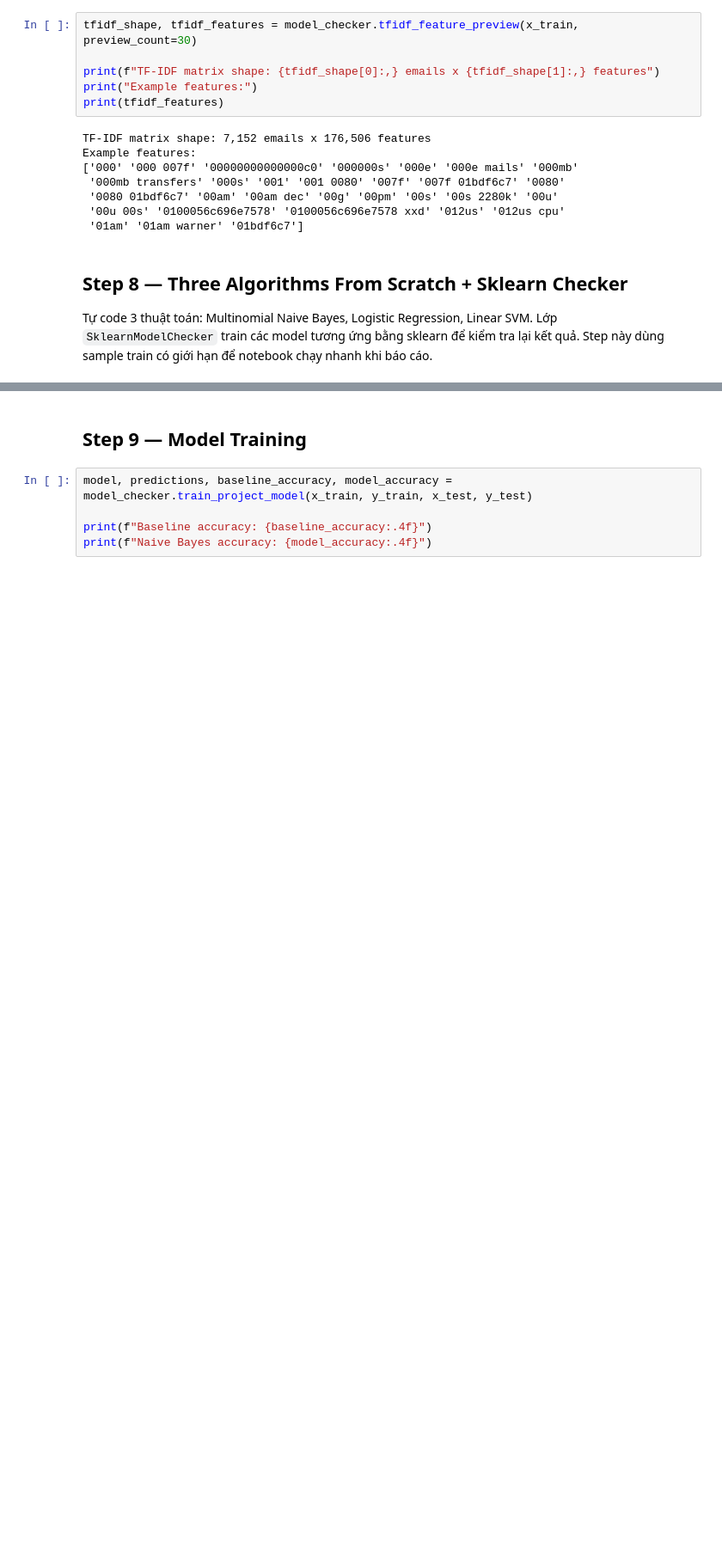
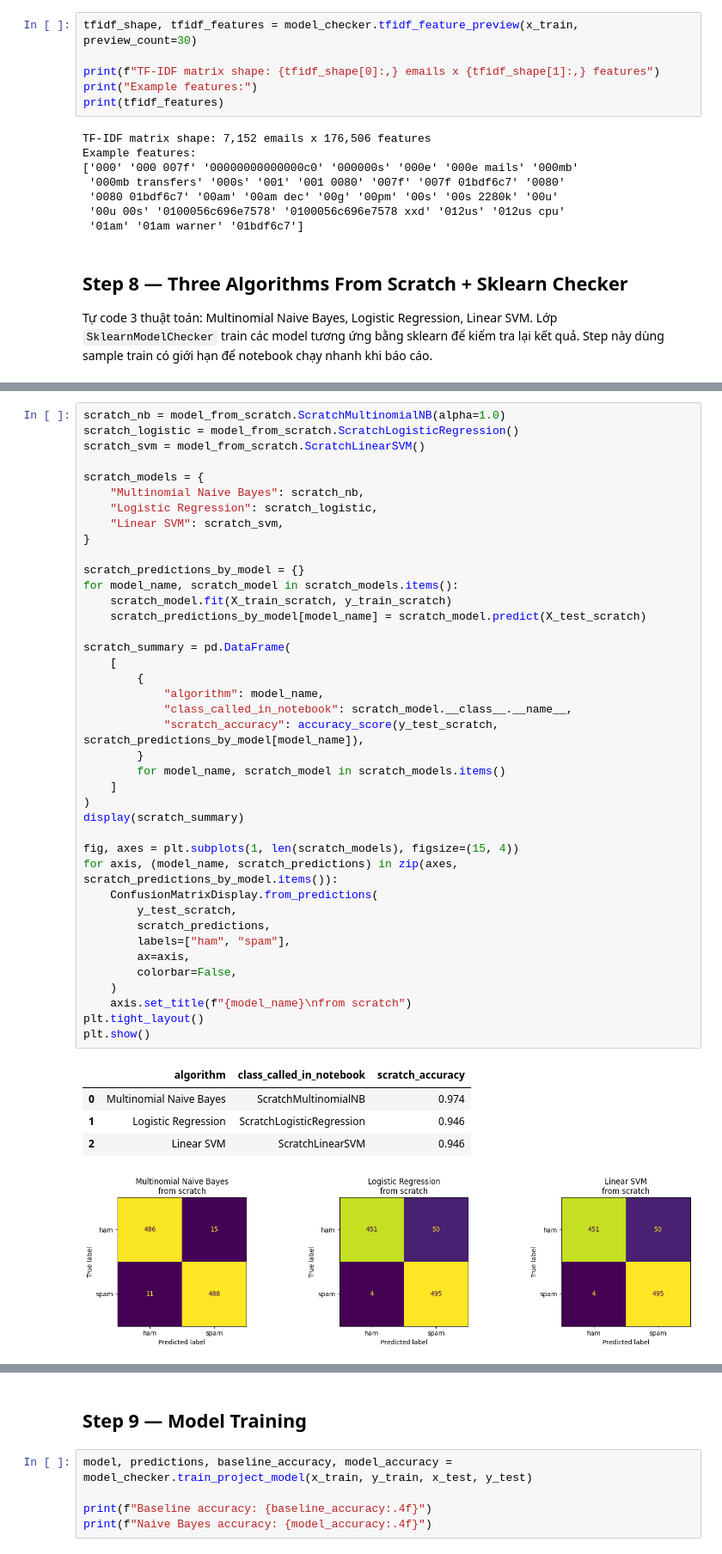
Before and after one commit to QuangManhAI/lab01-machine-learning, a Jupyter notebook: notebooks/lab01.ipynb, the cells around one changed output, grey strips where cells are left out. Shown at 86% size. Drawn from its saved outputs; the diff is of its cells as text; blank space fills up the shorter version.

```diff
--- a/notebooks/lab01.ipynb
+++ b/notebooks/lab01.ipynb
@@ -366,0 +343,46 @@ display(pd.DataFrame(model_rows))
+# %%
+scratch_nb = model_from_scratch.ScratchMultinomialNB(alpha=1.0)
+scratch_logistic = model_from_scratch.ScratchLogisticRegression()
+scratch_svm = model_from_scratch.ScratchLinearSVM()
+
+scratch_models = {
+    "Multinomial Naive Bayes": scratch_nb,
+    "Logistic Regression": scratch_logistic,
+    "Linear SVM": scratch_svm,
+}
+
+scratch_predictions_by_model = {}
+for model_name, scratch_model in scratch_models.items():
+    scratch_model.fit(X_train_scratch, y_train_scratch)
+    scratch_predictions_by_model[model_name] = scratch_model.predict(X_test_scratch)
+
+scratch_summary = pd.DataFrame(
+    [
+        {
+            "algorithm": model_name,
+            "class_called_in_notebook": scratch_model.__class__.__name__,
+            "scratch_accuracy": accuracy_score(y_test_scratch, scratch_predictions_by_model[model_name]),
+        }
+        for model_name, scratch_model in scratch_models.items()
+    ]
+)
+display(scratch_summary)
+
+fig, axes = plt.subplots(1, len(scratch_models), figsize=(15, 4))
+for axis, (model_name, scratch_predictions) in zip(axes, scratch_predictions_by_model.items()):
+    ConfusionMatrixDisplay.from_predictions(
+        y_test_scratch,
+        scratch_predictions,
+        labels=["ham", "spam"],
+        ax=axis,
+        colorbar=False,
+    )
+    axis.set_title(f"{model_name}\nfrom scratch")
+plt.tight_layout()
+plt.show()
+# %% [output]
+|  | algorithm | class_called_in_notebook | scratch_accuracy |
+| 0 | Multinomial Naive Bayes | ScratchMultinomialNB | 0.974 |
+| 1 | Logistic Regression | ScratchLogisticRegression | 0.946 |
+| 2 | Linear SVM | ScratchLinearSVM | 0.946 |
+[figure, added]
```
Also changed, not shown: parts of 7 cells of this notebook, 1 other file.
